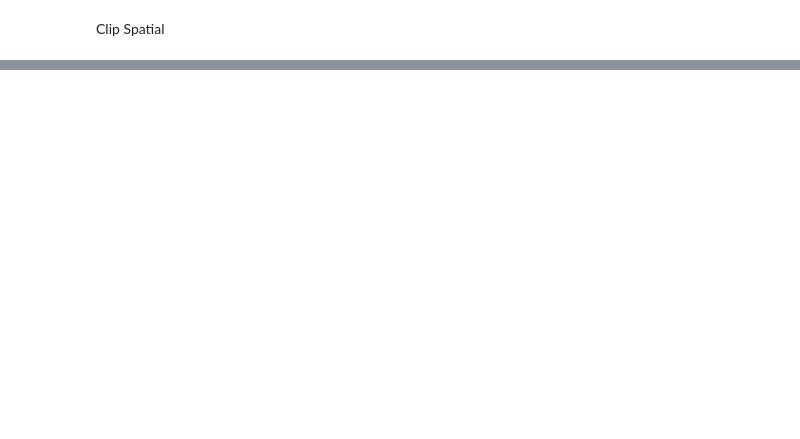
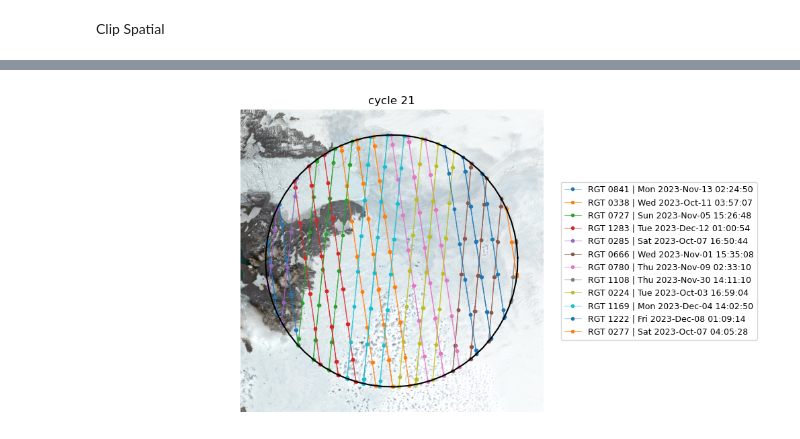
Before and after one commit to ICESAT-2HackWeek/EverythingAnyWhereAllAtOnce, a Jupyter notebook: notebooks/kml_clip-beams.ipynb, the cells around one changed output, grey strips where cells are left out. Saved outputs shown, nothing was run; the diff lists cells and outputs as text; code cells hidden in the pictures; blank space fills up the shorter version.

Commit message:
add a buffer to the search area and clip in the end, to not miss anything along the boundary

```diff
--- a/notebooks/kml_clip-beams.ipynb
+++ b/notebooks/kml_clip-beams.ipynb
@@ -102,0 +109,12 @@ df_ex.iloc[1:,:].explore()
+# %%
+# add linestrings for the beams
+def get_linestrings(df):
+    linestringlist = [list(zip(df.lon.tolist(),df.lat.tolist()))]
+    for s in spots:
+        linestringlist.append(list(zip(df['%s_lon'%s].tolist(),df['%s_lat'%s].tolist())))
+    return MultiLineString(linestringlist)
+times = geo_clipped.groupby(['rgt'])[['timestamp']].mean()
+geom = geo_clipped.groupby(['rgt']).apply(get_linestrings)
+df_beamlines = gpd.GeoDataFrame(times, geometry=geom, crs="EPSG:4326")
+df_beamlines.reset_index(inplace=True)
+df_beamlines['time_str'] = [datetime.datetime.strftime(datetime.datetime.fromtimestamp(t), '%a %Y-%b-%d %H:%M:%S') for t in df_beamlines.timestamp]
@@ -103 +129,39 @@ df_ex.iloc[1:,:].explore()
+# %%
+# plot the example (over a Sentinel-2 mosaic generated over the example area)
+df_plot = gpd.clip(df_beamlines, geo_search).copy()
+imgfn = '/home/jovyan/shared-public/ICESat-2-Hackweek/ground_tracks/s2mosaic.tif'
+img = rio.open(imgfn)
+fig, ax = plt.subplots(figsize=[10,5])
+rioplot.show(img, ax=ax);
+crs_plot = img.crs
+
+# plot gound tracks and beams
+hdls = []
+for j, rgt in enumerate(df_plot.rgt):
+    thisrgt = df_plot.iloc[j]
+    for i in range(len(thisrgt.geometry.geoms)):
+        lonlat = thisrgt.geometry.geoms[i].coords.xy
+        gtx_x, gtx_y = warp.transform(src_crs='epsg:4326', dst_crs=crs_plot, xs=lonlat[0], ys=lonlat[1])
+        hdl, = ax.plot(gtx_x,gtx_y,marker='o',lw=0.5,ms=3,c='C%i'%j,label='RGT %04i | %s' % (thisrgt.rgt, thisrgt.time_str))
+    hdls.append(hdl)
+
+# plot area of intererst
+x, y = geo.iloc[0].geometry.exterior.xy
+bound_x, bound_y = warp.transform(src_crs='epsg:4326', dst_crs=crs_plot, xs=x,ys=y)
+ax.plot(bound_x, bound_y, c="k")
+
+# figure adjustment things
+xr = np.max(bound_x) - np.min(bound_x)
+yr = np.max(bound_y) - np.min(bound_y)
+fac = 0.1
+ax.set_xlim((np.min(bound_x)-fac*xr, np.max(bound_x)+fac*xr))
+ax.set_ylim((np.min(bound_y)-fac*yr, np.max(bound_y)+fac*yr))
+ax.axis('off')
+ax.legend(handles = hdls, bbox_to_anchor=(1.06, 0.5), loc="center left", borderaxespad=0, fontsize=9)
+ax.set_title('cycle %i' % cycle)
+fig.tight_layout()
+
+fig.savefig('example_plot_buffered.jpg', dpi=600)
+# %% [output]
+[figure, added]
 # %%
```
Also changed, not shown: parts of 8 cells of this notebook.
